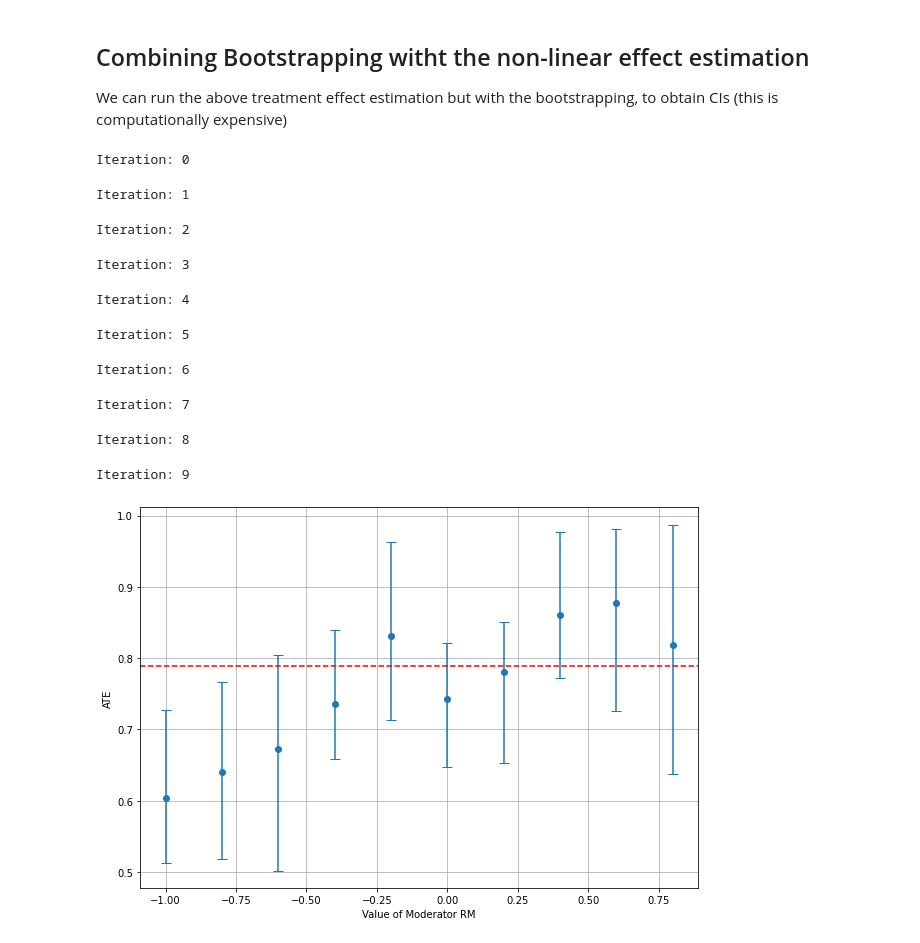
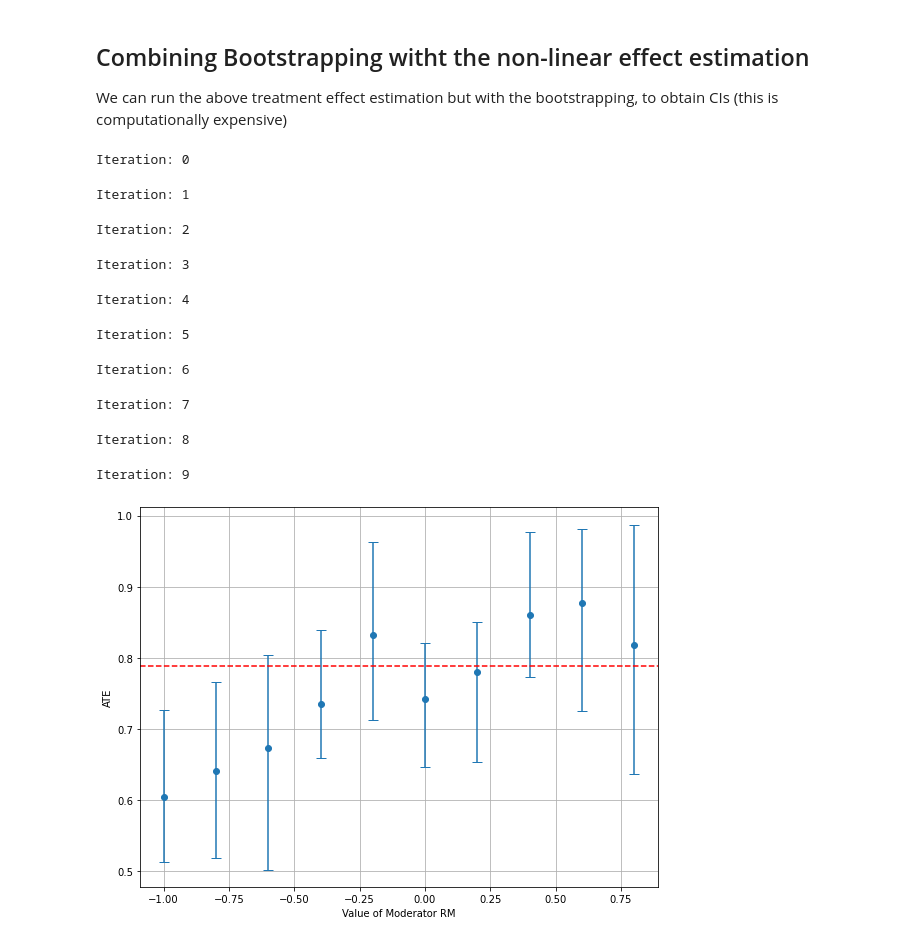
Before and after one commit to matthewvowels1/SLEM, a Jupyter notebook: example_usage.ipynb, the cells around one changed output. Drawn from its saved outputs; the diff is of its cells as text; code cells hidden in the pictures.

```diff
--- a/example_usage.ipynb
+++ b/example_usage.ipynb
@@ -392,32 +392,34 @@ for t in range(len(t1s)):  # outer loop for each intended intervention size
     lower = np.percentile(ATE_estimates, 2.5)
     upper = np.percentile(ATE_estimates, 97.5)
     mean = ATE_estimates.mean()
 
     # append the results for this particular intervention size
     effects.append(mean)
     lowers.append(lower)
     uppers.append(upper)
 
 
 lowers = np.asarray(effects) - np.asarray(lowers)
 uppers = np.asarray(uppers) - np.asarray(effects)
 
-plt.figure(figsize=(10,7))
+plt.figure(figsize=(8,6))
 plt.errorbar(t1s, effects, yerr=[lowers, uppers], fmt='o', capsize=5)
 plt.axhline(y=true_empirical_effect_xm, color='r', linestyle='--', label='X->M ATE')
 plt.xlabel('Value of Moderator RM')
 plt.ylabel('ATE')
 plt.grid(True)
+plt.tight_layout()
+plt.savefig('bootstrapped_moderation.png', dpi=160)
 plt.show()
 # %% [output]
 Iteration: 0
 Iteration: 1
 Iteration: 2
 Iteration: 3
 Iteration: 4
 Iteration: 5
 Iteration: 6
 Iteration: 7
 Iteration: 8
 Iteration: 9
-[figure, old version]
+[figure, new version]
```
Also changed, not shown: parts of 2 cells of this notebook, 7 other files.
